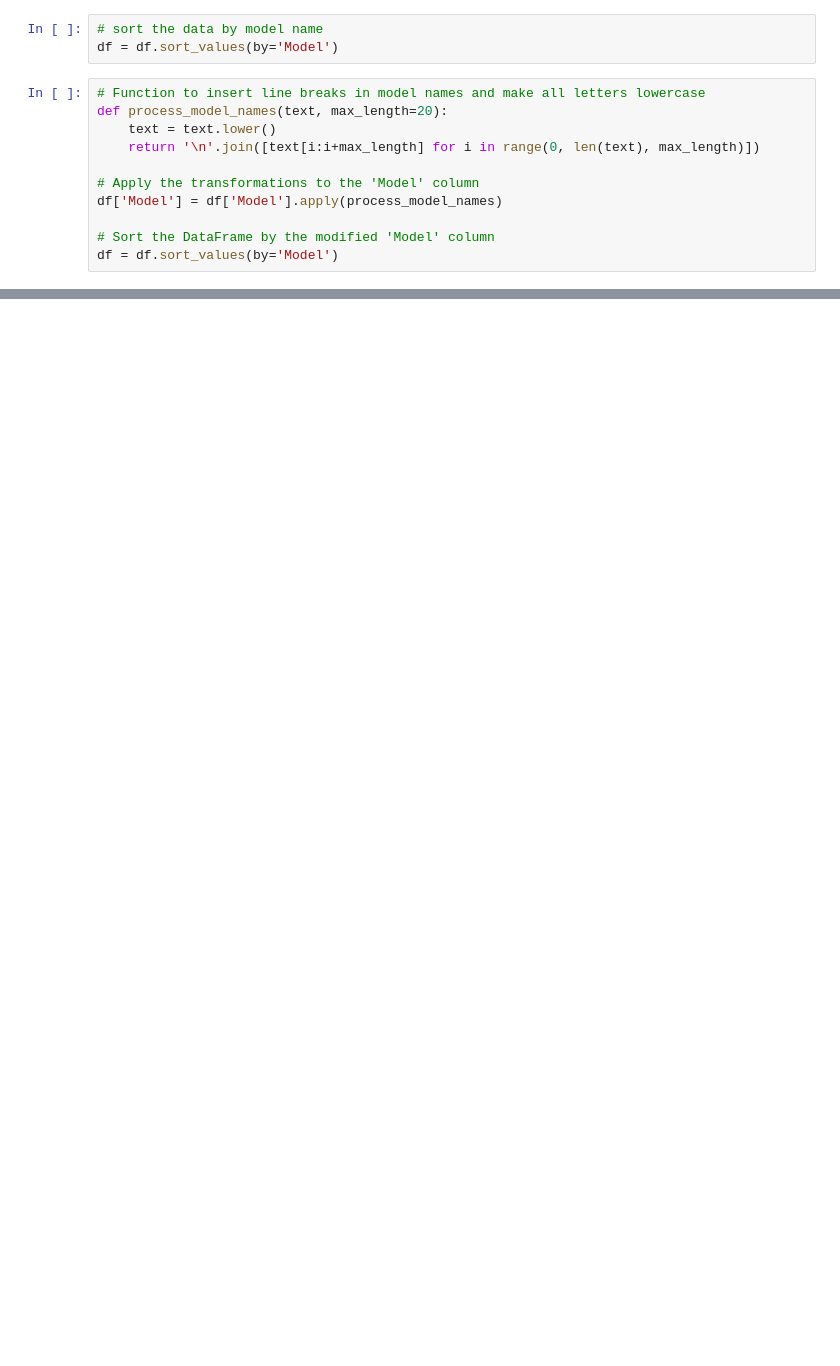
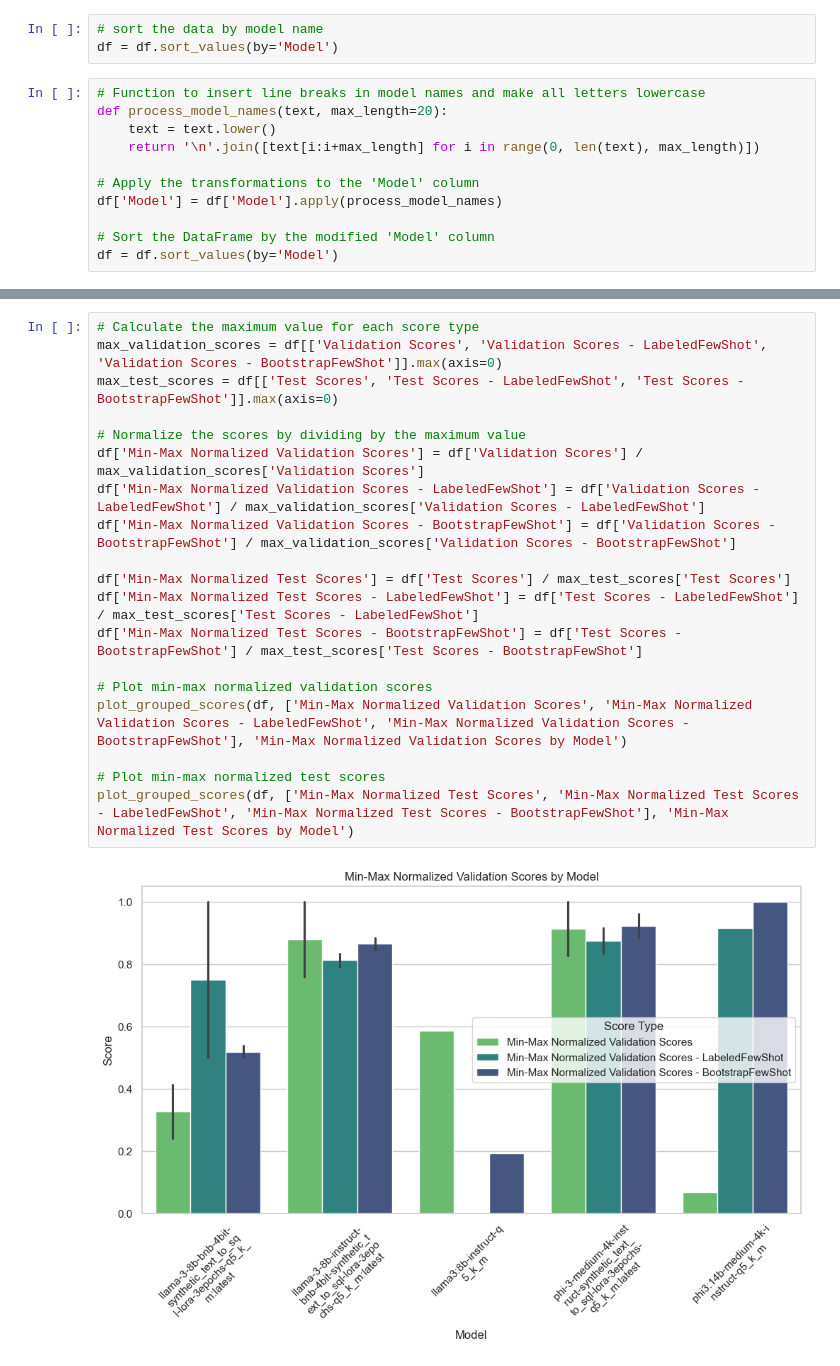
Before and after one commit to felixdsml/llm, a Jupyter notebook: logging/datasciencystuff/logging.ipynb, the cells around one changed output, grey strips where cells are left out. Drawn from its saved outputs; the diff is of its cells as text; blank space fills up the shorter version.

```diff
--- a/logging/datasciencystuff/logging.ipynb
+++ b/logging/datasciencystuff/logging.ipynb
@@ -127,0 +191,21 @@ Passing `palette` without assigning `hue` is deprecated and will be removed in v
+# %%
+# Calculate the maximum value for each score type
+max_validation_scores = df[['Validation Scores', 'Validation Scores - LabeledFewShot', 'Validation Scores - BootstrapFewShot']].max(axis=0)
+max_test_scores = df[['Test Scores', 'Test Scores - LabeledFewShot', 'Test Scores - BootstrapFewShot']].max(axis=0)
+
+# Normalize the scores by dividing by the maximum value
+df['Min-Max Normalized Validation Scores'] = df['Validation Scores'] / max_validation_scores['Validation Scores']
+df['Min-Max Normalized Validation Scores - LabeledFewShot'] = df['Validation Scores - LabeledFewShot'] / max_validation_scores['Validation Scores - LabeledFewShot']
+df['Min-Max Normalized Validation Scores - BootstrapFewShot'] = df['Validation Scores - BootstrapFewShot'] / max_validation_scores['Validation Scores - BootstrapFewShot']
+
+df['Min-Max Normalized Test Scores'] = df['Test Scores'] / max_test_scores['Test Scores']
+df['Min-Max Normalized Test Scores - LabeledFewShot'] = df['Test Scores - LabeledFewShot'] / max_test_scores['Test Scores - LabeledFewShot']
+df['Min-Max Normalized Test Scores - BootstrapFewShot'] = df['Test Scores - BootstrapFewShot'] / max_test_scores['Test Scores - BootstrapFewShot']
+
+# Plot min-max normalized validation scores
+plot_grouped_scores(df, ['Min-Max Normalized Validation Scores', 'Min-Max Normalized Validation Scores - LabeledFewShot', 'Min-Max Normalized Validation Scores - BootstrapFewShot'], 'Min-Max Normalized Validation Scores by Model')
+
+# Plot min-max normalized test scores
+plot_grouped_scores(df, ['Min-Max Normalized Test Scores', 'Min-Max Normalized Test Scores - LabeledFewShot', 'Min-Max Normalized Test Scores - BootstrapFewShot'], 'Min-Max Normalized Test Scores by Model')
+# %% [output]
+[figure, added]
```
Also changed, not shown: parts of 12 cells of this notebook, 3 other files.
